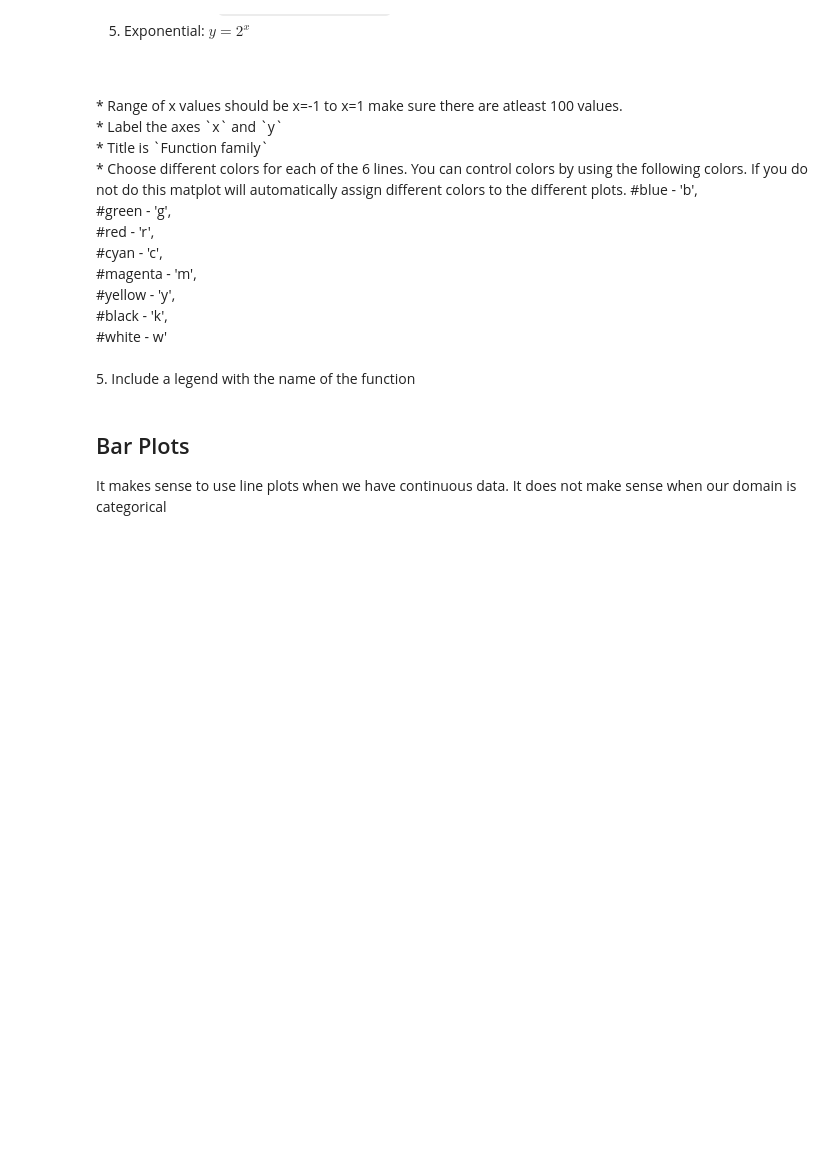
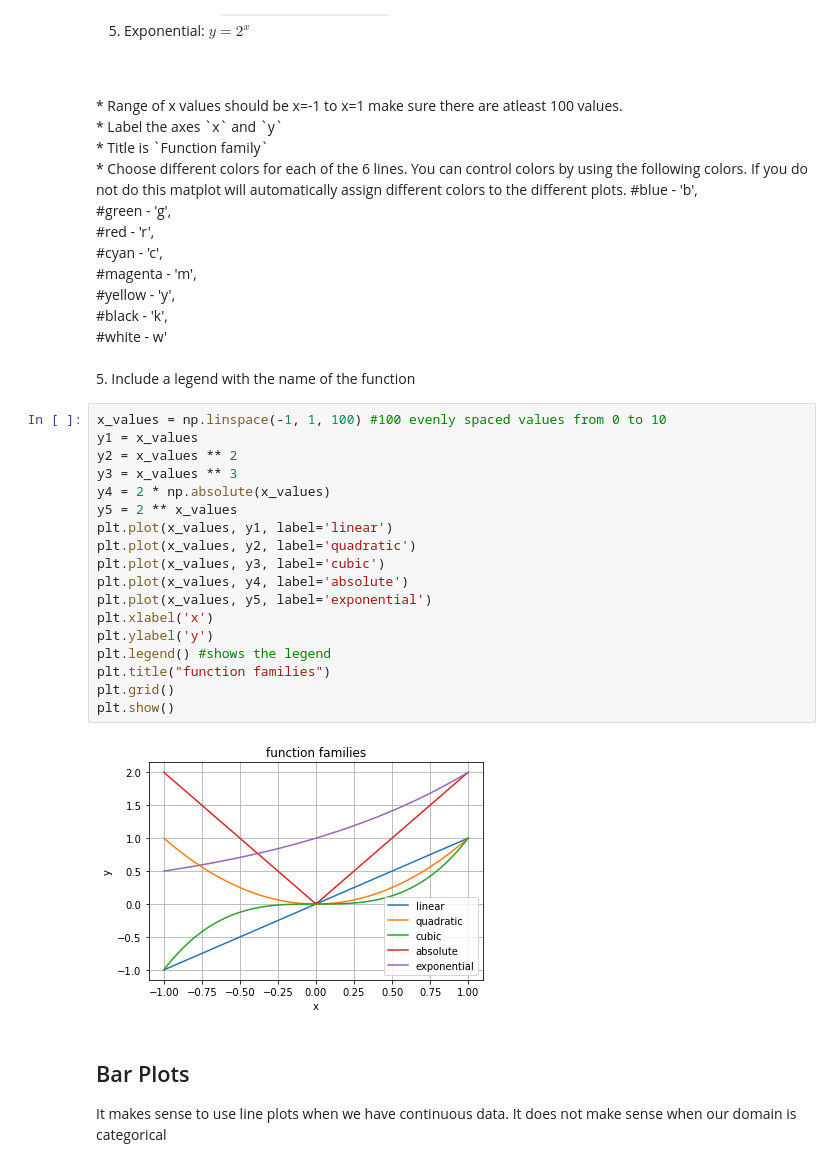
Before and after one commit to viksri98/Summer21, a Jupyter notebook: Matplotlib/matplotlib.ipynb, the cells around one changed output. Cells and saved outputs as stored; diff of their text form; blank space fills up the shorter version.

```diff
--- a/Matplotlib/matplotlib.ipynb
+++ b/Matplotlib/matplotlib.ipynb
@@ -112,6 +112,26 @@ Make a plot that shows:
 #white - w'<br>
 <br>
 5. Include a legend with the name of the function <br>
+# %%
+x_values = np.linspace(-1, 1, 100) #100 evenly spaced values from 0 to 10
+y1 = x_values
+y2 = x_values ** 2
+y3 = x_values ** 3
+y4 = 2 * np.absolute(x_values)
+y5 = 2 ** x_values
+plt.plot(x_values, y1, label='linear')
+plt.plot(x_values, y2, label='quadratic')
+plt.plot(x_values, y3, label='cubic')
+plt.plot(x_values, y4, label='absolute')
+plt.plot(x_values, y5, label='exponential')
+plt.xlabel('x')
+plt.ylabel('y')
+plt.legend() #shows the legend
+plt.title("function families")
+plt.grid()
+plt.show()
+# %% [output]
+[figure, added]
 # %% [markdown]
 ## Bar Plots
 It makes sense to use line plots when we have continuous data. It does not make sense when our domain is categorical
```
